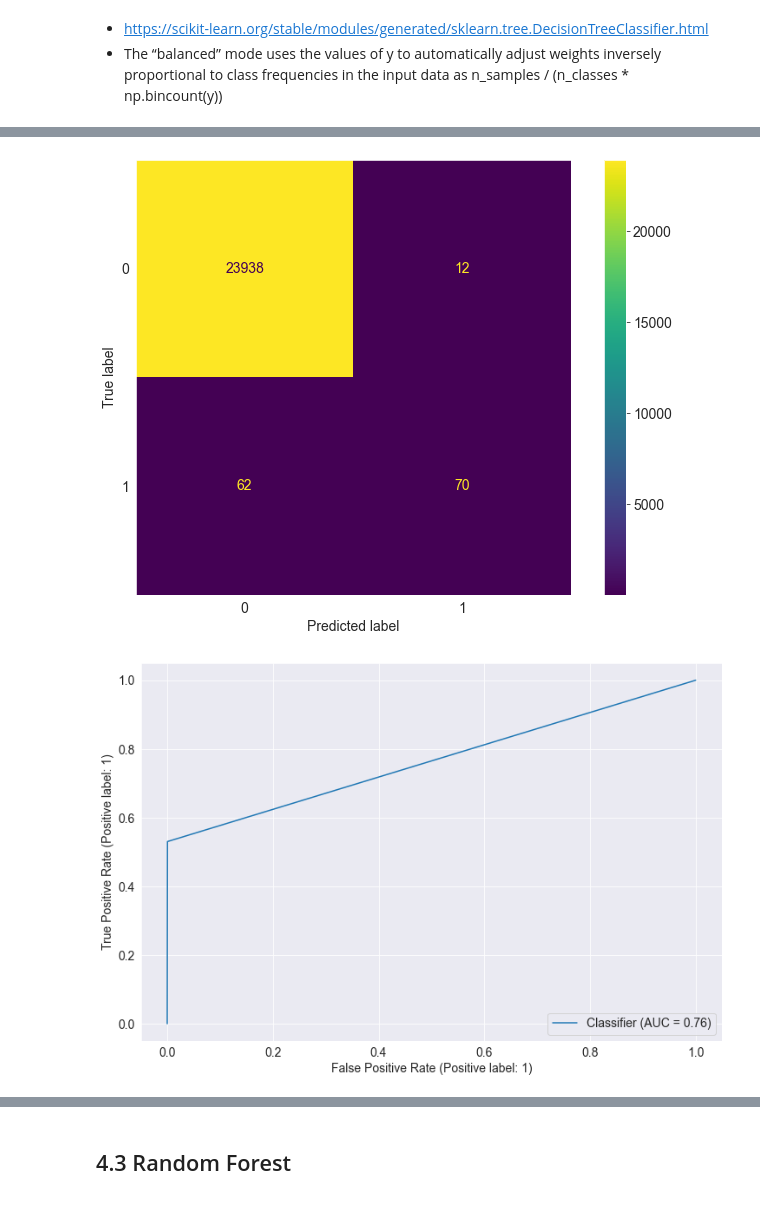
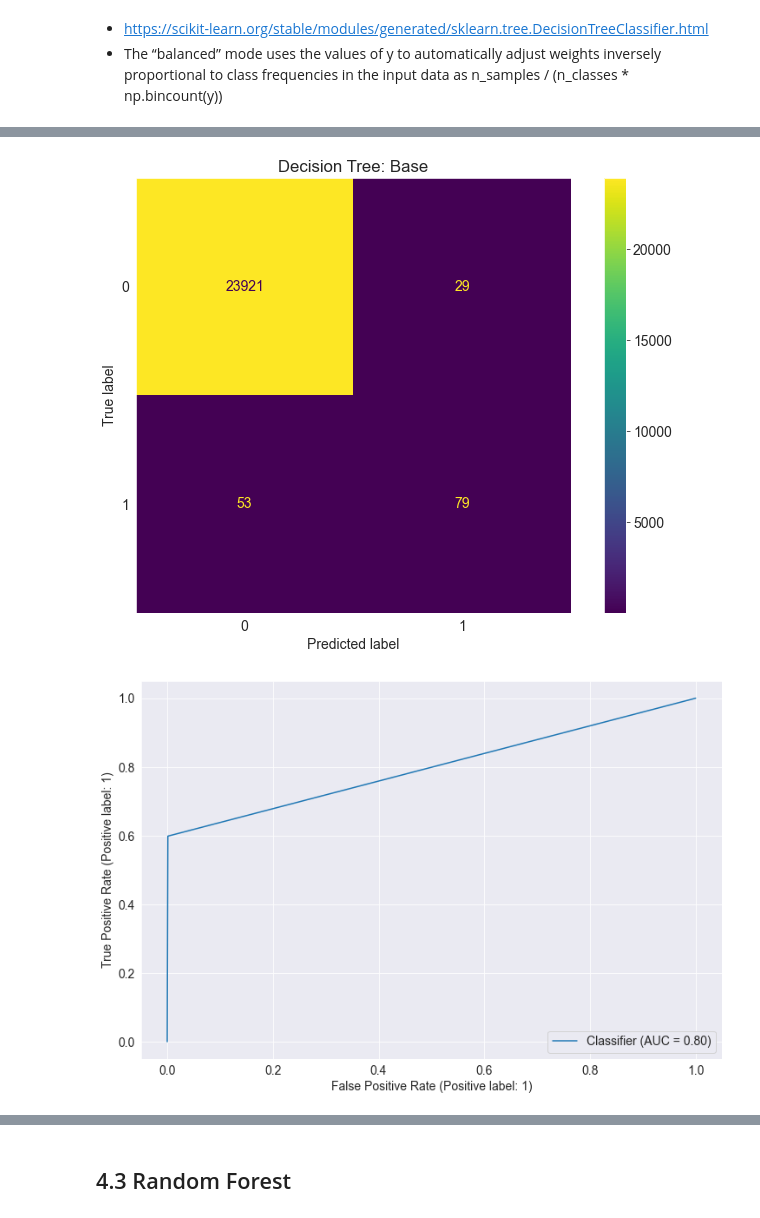
Before and after one commit to daraneeS/CLASSIFICATION_Imbalanced_Data, a Jupyter notebook: CreditCard_Fraud.ipynb, the cells around one changed output, grey strips where cells are left out. Cells and saved outputs as stored; diff of their text form; code cells hidden in the pictures.

```diff
--- a/CreditCard_Fraud.ipynb
+++ b/CreditCard_Fraud.ipynb
@@ -1131,7 +1132,7 @@ from sklearn.tree import DecisionTreeClassifier
 - https://scikit-learn.org/stable/modules/generated/sklearn.tree.DecisionTreeClassifier.html
 - The “balanced” mode uses the values of y to automatically adjust weights inversely proportional to class frequencies in the input data as n_samples / (n_classes * np.bincount(y))
 # %%
-dt_clf = DecisionTreeClassifier(max_depth=4, random_state=1)
+dt_clf = DecisionTreeClassifier(random_state=1)
 # %%
 dt_clf.fit(X_train, y_train)
 # %% [output]
@@ -1153,11 +1154,12 @@ Recall score: 0.5303030303030303
 # %%
 ConfusionMatrixDisplay.from_predictions(y_test, dt_clf_pred)
+plt.title("Decision Tree: Base")
 plt.grid()
 # %% [output]
-[figure, old version]
+[figure, new version]
 # %%
 RocCurveDisplay.from_predictions(y_test, dt_clf_pred)
 plt.show()
 # %% [output]
-[figure, old version]
+[figure, new version]
 # %%
```
Also changed, not shown: parts of 38 cells of this notebook, 11 other files.
